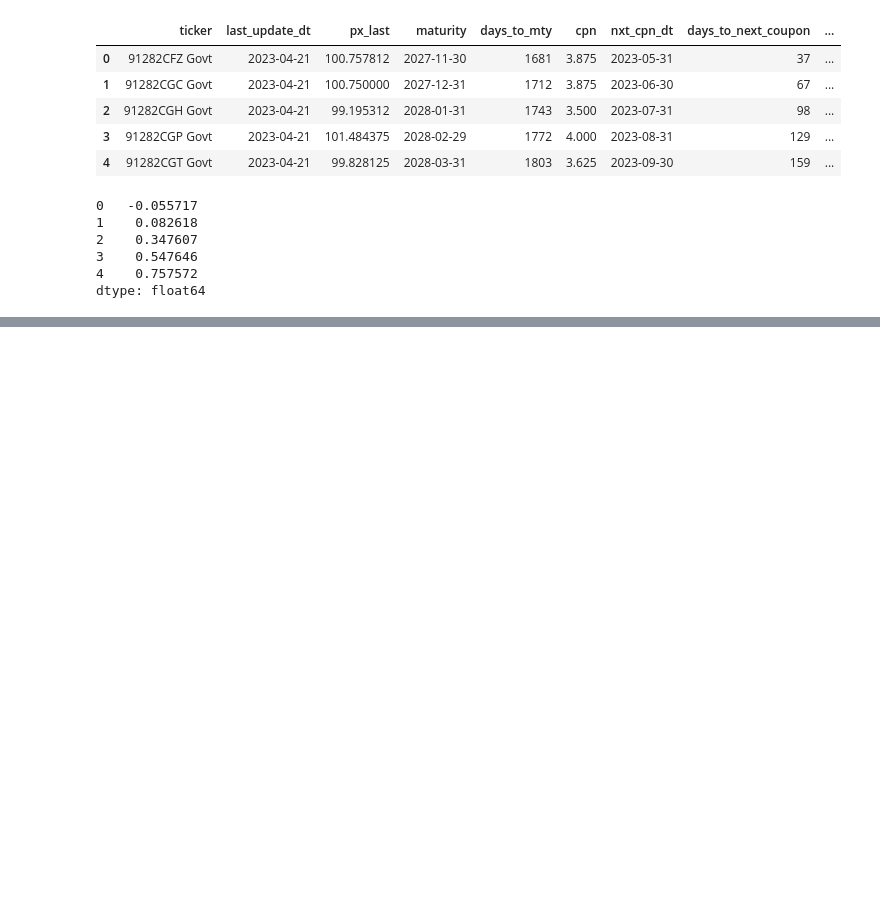
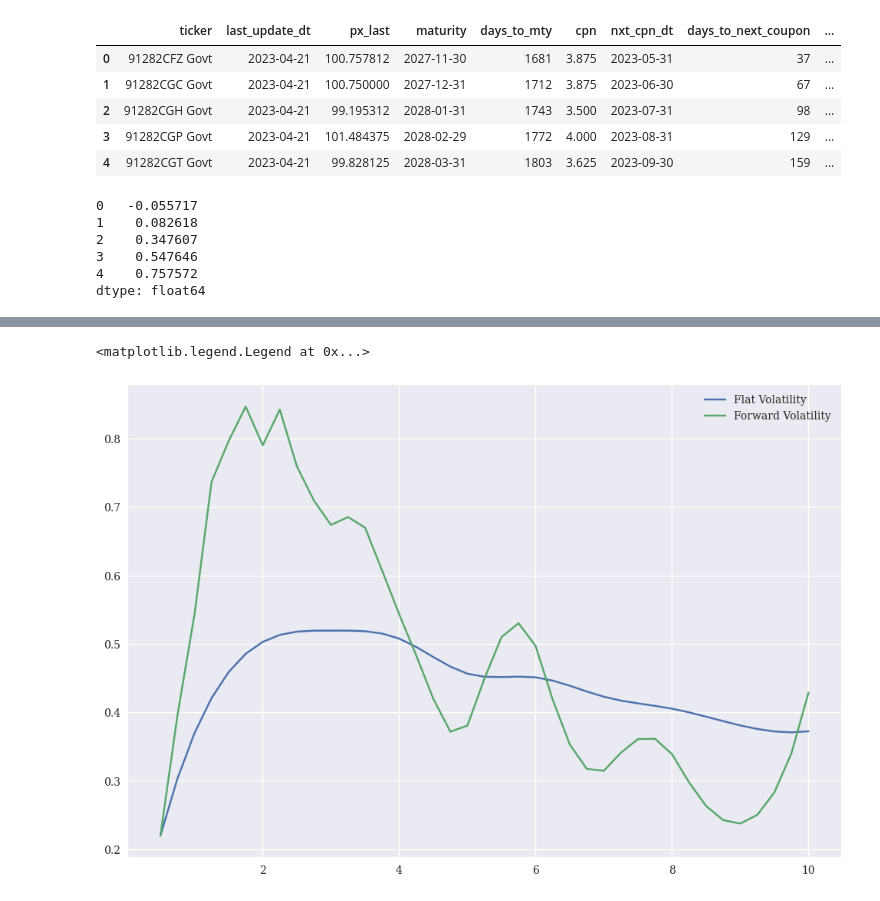
Before and after one commit to dcstein22/finm-fiderivs-2023, a Jupyter notebook: homework/practice_II.ipynb, the cells around one changed output, grey strips where cells are left out. Drawn from its saved outputs; the diff is of its cells as text; code cells hidden in the pictures; blank space fills up the shorter version.

```diff
--- a/homework/practice_II.ipynb
+++ b/homework/practice_II.ipynb
@@ -153,0 +145,17 @@ Future_0 = futures_price(110,repo=repo,cpn = cpn,curr_date="2015-07-30",cpn_date
+# %%
+def CAP_Floor(spot_rate, strike_rate, volatility,discount,T,dt = .25,N = 1, caplet = True):
+    """
+    spot_rate : set equal to the forward rate
+    strike_rate: set equal to the swap rate
+    volatility: flat vol
+    discount = discount factor
+    T = time to maturity
+    dt:  frequency of payments
+    N: Notional Value
+    """
+    d1 = (np.log(spot_rate/strike_rate) + (volatility**2/2)*T)/(volatility*np.sqrt(T))
+    d2 = d1 - volatility*np.sqrt(T)
+    if caplet == True:
+        return N*dt*(discount*(spot_rate*norm.cdf(d1) - strike_rate*norm.cdf(d2)))
+    if not caplet:
+        return N*dt(discount*(strike_rate*norm.cdf(-d2) - spot_rate*norm.cdf(-d1)))
@@ -153,0 +168,7 @@ Future_0 = futures_price(110,repo=repo,cpn = cpn,curr_date="2015-07-30",cpn_date
+# %%
+for i in range(1, len(cap_curves)):
+    price = 0
+    for j in range(1,i+1):
+        price +=CAP_Floor(spot_rate=cap_curves.loc[j,'forwards'],strike_rate=cap_curves.loc[i,'swap rates'],volatility=cap_curves.loc[i,'flat vols'],\
+                                                       discount=cap_curves.loc[j,'discounts'],T = cap_curves.loc[j,'tenor'] - .25,dt = 0.25,N = 100, caplet = True)
+        cap_curves.loc[i,'CAP'] = price
@@ -153,0 +183,5 @@ Future_0 = futures_price(110,repo=repo,cpn = cpn,curr_date="2015-07-30",cpn_date
+# %%
+
+cap_curves['CAPLET'] = cap_curves['CAP'].diff()
+cap_curves.loc[1,'CAPLET'] = cap_curves.loc[1,'CAP']
+cap_curves.head()
@@ -153,0 +195,13 @@ Future_0 = futures_price(110,repo=repo,cpn = cpn,curr_date="2015-07-30",cpn_date
+# %%
+for i in range(1,len(cap_curves)):
+    vol_wrapper = lambda sigma: cap_curves.loc[i,'CAPLET']- CAP_Floor(spot_rate=cap_curves.loc[i,'forwards'],strike_rate=cap_curves.loc[i,'swap rates'],volatility=sigma,discount = cap_curves.loc[i,'discounts'],T = cap_curves.loc[i,'tenor']-.25, dt = .25,N = 100, caplet = True)
+
+    cap_curves.loc[i,'Forward_Vol'] = fsolve(vol_wrapper,.2)
+# %%
+plt.figure(figsize=(12,8))
+plt.plot(cap_curves.tenor, cap_curves['flat vols'],label = 'Flat Volatility')
+plt.plot(cap_curves.tenor, cap_curves['Forward_Vol'], label = "Forward Volatility")
+plt.legend(loc = 0)
+# %% [output]
+<matplotlib.legend.Legend at 0x...>
+[figure, added]
```
Also changed, not shown: parts of 60 cells of this notebook, 3 other files.
